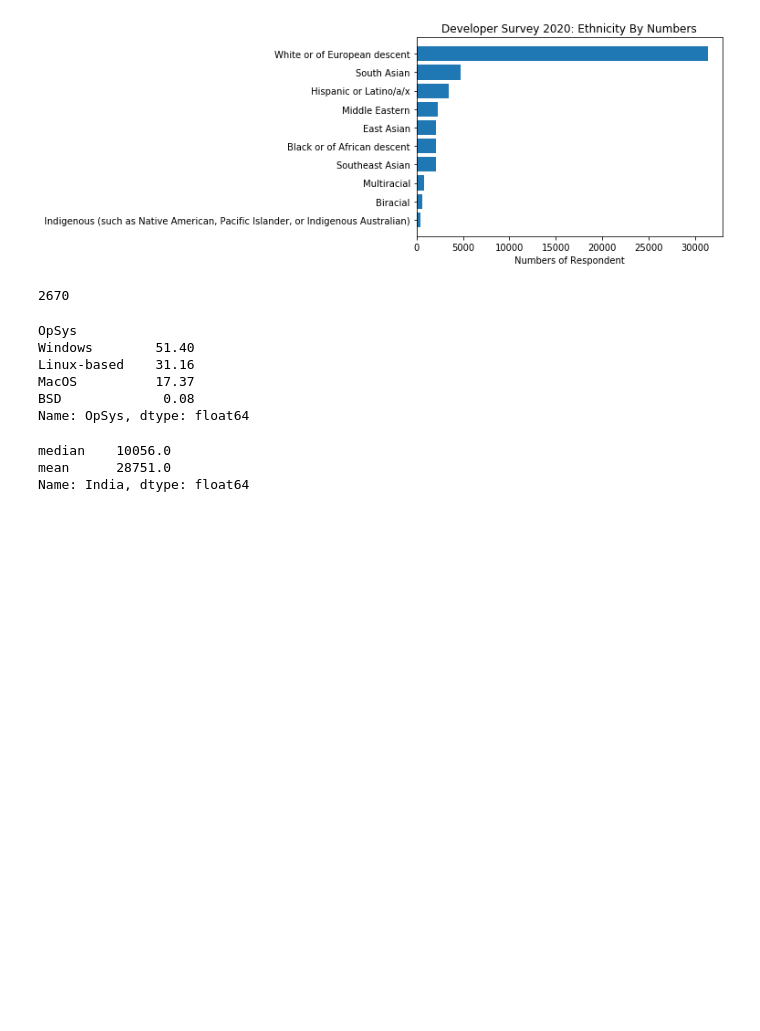
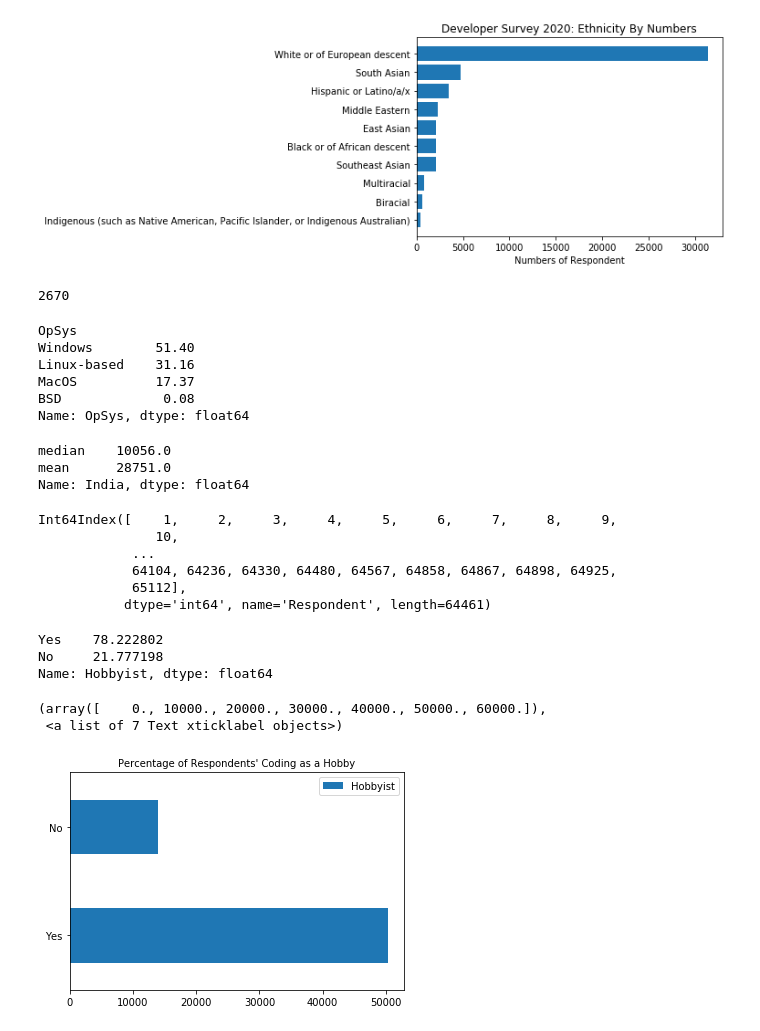
Before and after one commit to adityabist/Developer-Survey-Result-2020-Analysed, a Jupyter notebook: Demo Developer Survey 2020.ipynb, the cells around one changed output. Saved outputs shown, nothing was run; the diff lists cells and outputs as text; code cells hidden in the pictures; blank space fills up the shorter version.

Commit message:
Updated Code with more insights and charts

```diff
--- a/Demo Developer Survey 2020.ipynb
+++ b/Demo Developer Survey 2020.ipynb
@@ -384,3 +385,29 @@ CGP["ConvertedComp"].agg(["median","mean"]).loc["India"].round()
 median    10056.0
 mean      28751.0
 Name: India, dtype: float64
+# %%
+survey.index
+# %% [output]
+Int64Index([    1,     2,     3,     4,     5,     6,     7,     8,     9,
+               10,
+            ...
+            64104, 64236, 64330, 64480, 64567, 64858, 64867, 64898, 64925,
+            65112],
+           dtype='int64', name='Respondent', length=64461)
+# %%
+survey["Hobbyist"].value_counts(normalize=True)*100
+# %% [output]
+Yes    78.222802
+No     21.777198
+Name: Hobbyist, dtype: float64
+# %%
+# Y=survey[survey.Hobbyist=="Yes"]
+# N=survey[survey.Hobbyist=="No"]
+survey["Hobbyist"].value_counts().plot.barh()
+plt.legend(fontsize= 10)
+plt.title("Percentage of Respondents' Coding as a Hobby",fontsize= 10)
+plt.xticks(fontsize=10)
+# %% [output]
+(array([    0., 10000., 20000., 30000., 40000., 50000., 60000.]),
+ <a list of 7 Text xticklabel objects>)
+[figure, added]
```
Also changed, not shown: parts of 20 cells of this notebook.
